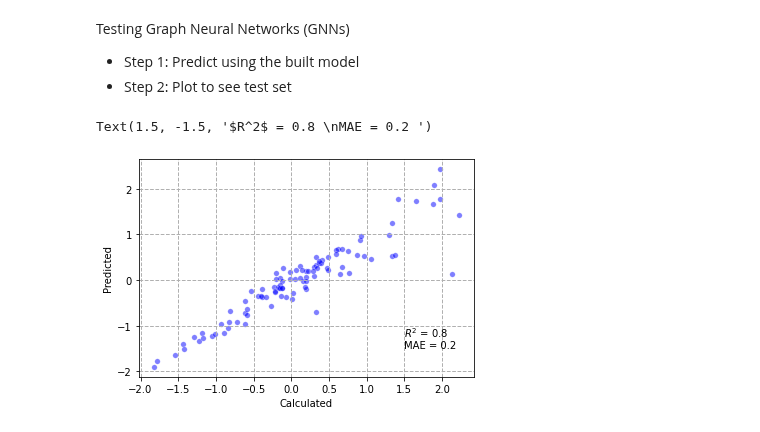
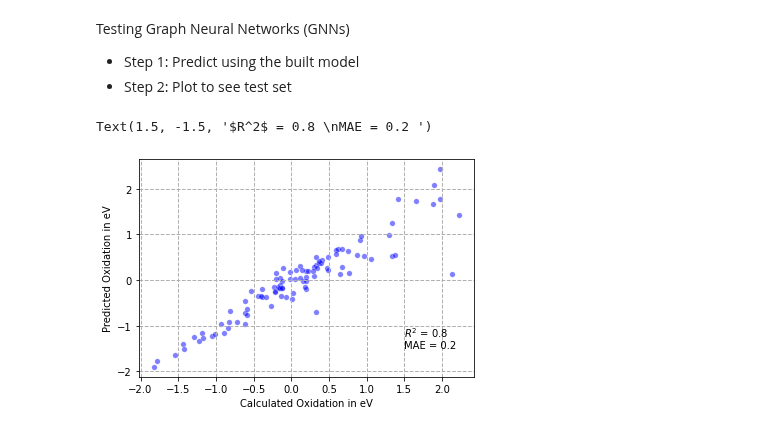
Before and after one commit to NikolayTach/HRC, a Jupyter notebook: HRC_Tutorial.ipynb, the cells around one changed output. Drawn from its saved outputs; the diff is of its cells as text; code cells hidden in the pictures.

```diff
--- a/HRC_Tutorial.ipynb
+++ b/HRC_Tutorial.ipynb
@@ -258,21 +258,21 @@ test_db_values = data.set_index('smiles').reindex(test)['oxidation'].values
 # %%
 # Step 2: Plot to see test set
 import matplotlib.pyplot as plt
 import seaborn as sns
 from sklearn.metrics import r2_score
 import sklearn.metrics as metrics
 
 fig = plt.subplots()
 
 ax1 = sns.scatterplot(test_db_values,test_predictions.flatten(),s=30,marker='o',color='b',alpha=0.5)
-ax1.set_xlabel(r'Calculated',fontsize=10)
-ax1.set_ylabel(r'Predicted',fontsize=10)
+ax1.set_xlabel(r'Calculated Oxidation in eV',fontsize=10)
+ax1.set_ylabel(r'Predicted Oxidation in eV',fontsize=10)
 ax1.grid(linestyle='--', linewidth=1)
 
 mae = metrics.mean_absolute_error(test_db_values,test_predictions.flatten())
 r2 = metrics.r2_score(test_db_values,test_predictions.flatten())
 
 plt.annotate(f"$R^2$ = {round(r2,1)} \nMAE = {round(mae,1)} ", xy=(1.5, -1.5), fontsize=10)
 # %% [output]
 Text(1.5, -1.5, '$R^2$ = 0.8 \nMAE = 0.2 ')
-[figure, old version]
+[figure, new version]
```
